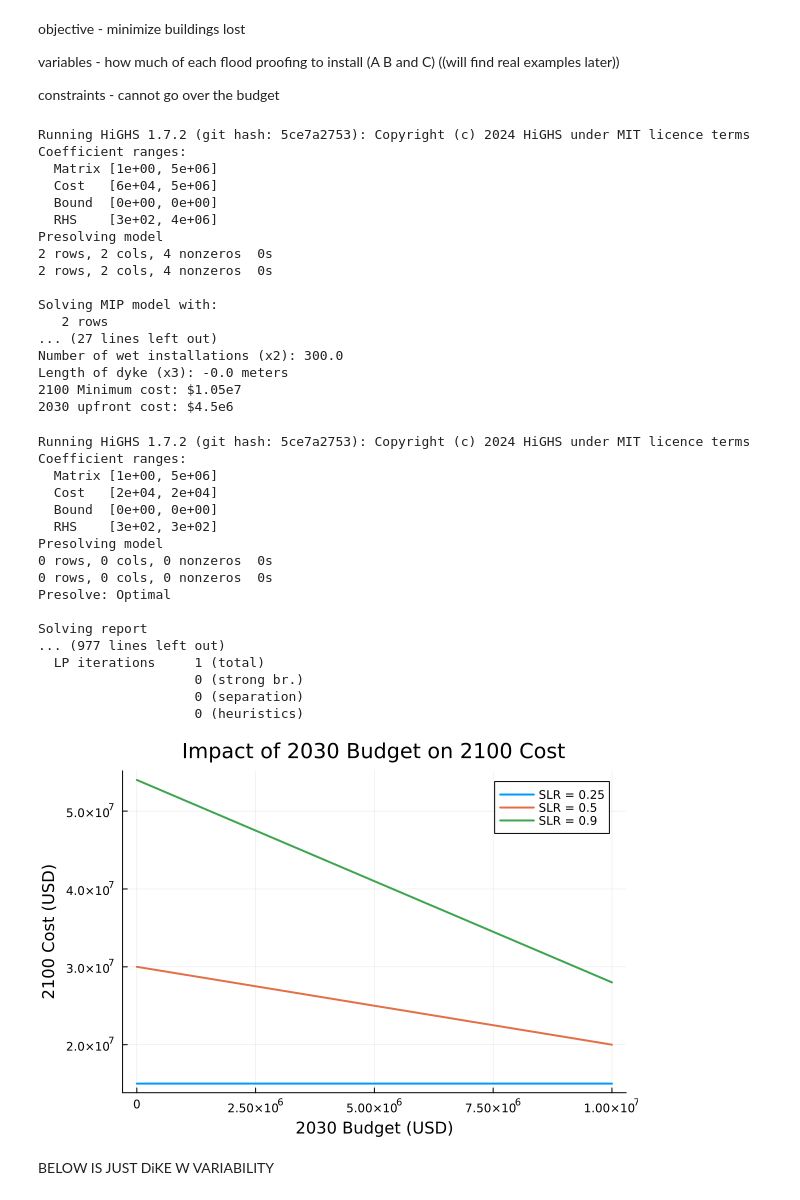
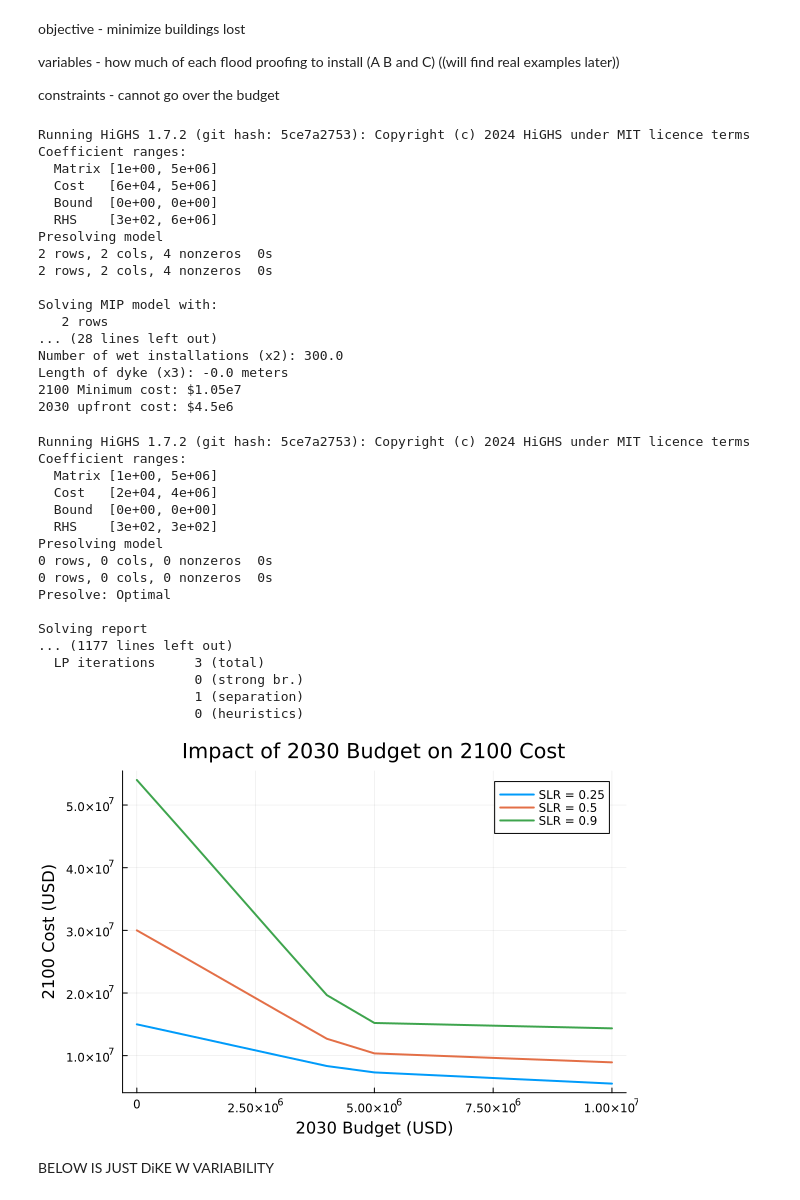
Before and after one commit to TismarkBoham/SLR-LP-4750, a Jupyter notebook: SLR-LP.ipynb, the cells around one changed output. Saved outputs shown, nothing was run; the diff lists cells and outputs as text; code cells hidden in the pictures.

```diff
--- a/SLR-LP.ipynb
+++ b/SLR-LP.ipynb
@@ -51,7 +51,7 @@ c3 = 5_000_000    # Cost of 1 m-high dyke per km
 d = 200_000       # Damage cost per unprotected house
 h = 300           # Total number of houses
 p = 100           # Number of houses protected per km of dyke
-budget = 4.5e6        #VARIABLE budget
+budget = 5.5e6        #VARIABLE budget
 inputSLR = .5      #VARIABLE from cella
 maxSLR = 1        #VARIABLE actuallyFindThisValue
 houseDestructionPerc = (inputSLR/maxSLR) #use this percentage for amount of housing lost.
@@ -102,14 +102,14 @@ Coefficient ranges:
   Matrix [1e+00, 5e+06]
   Cost   [6e+04, 5e+06]
   Bound  [0e+00, 0e+00]
-  RHS    [3e+02, 4e+06]
+  RHS    [3e+02, 6e+06]
 Presolving model
 2 rows, 2 cols, 4 nonzeros  0s
 2 rows, 2 cols, 4 nonzeros  0s
 
 Solving MIP model with:
    2 rows
-... (27 lines left out)
+... (28 lines left out)
 Number of wet installations (x2): 300.0
 Length of dyke (x3): -0.0 meters
 2100 Minimum cost: $1.05e7
@@ -137,7 +137,7 @@ results = Dict()  # To store results for each SLR scenario
 for inputSLR in inputSLRs
     # Calculate the percentage of houses destroyed
     houseDestructionPerc = inputSLR / maxSLR
-
+    h3 = inputSLR
     # Storage for results for this SLR scenario
     costs_2100 = Float64[]
 
@@ -150,10 +150,11 @@ for inputSLR in inputSLRs
         @variable(model, x2 >= 0, Int)  # Number of wet installations
         @variable(model, x3 >= 0)       # Length of dyke in km
 
+
         # Define the objective function
         @objective(
             model, Min,
-            c2 * x2 + c3 * x3*h3 +                               # Upfront cost
+            c2 * x2 + c3 * x3 * h3 +                               # Upfront cost
             houseDestructionPerc * d * (h - (x2 + p * x3)) +  # Damage cost of untreated houses
             x2 * 0.2 * houseDestructionPerc * d              # Damage cost of wet-treated houses
         )
@@ -183,38 +184,38 @@ plot(
     label = "SLR = 0.25",
     xlabel = "2030 Budget (USD)",
     ylabel = "2100 Cost (USD)",
     title = "Impact of 2030 Budget on 2100 Cost",
     lw = 2
 )
 plot!(
     budgets, results[0.5],
     label = "SLR = 0.5",
     lw = 2
 )
 plot!(
     budgets, results[0.9],
     label = "SLR = 0.9",
     lw = 2
 )
 # %% [output]
 Running HiGHS 1.7.2 (git hash: 5ce7a2753): Copyright (c) 2024 HiGHS under MIT licence terms
 Coefficient ranges:
   Matrix [1e+00, 5e+06]
-  Cost   [2e+04, 2e+04]
+  Cost   [2e+04, 4e+06]
   Bound  [0e+00, 0e+00]
   RHS    [3e+02, 3e+02]
 Presolving model
 0 rows, 0 cols, 0 nonzeros  0s
 0 rows, 0 cols, 0 nonzeros  0s
 Presolve: Optimal
 
 Solving report
-... (977 lines left out)
-  LP iterations     1 (total)
+... (1177 lines left out)
+  LP iterations     3 (total)
                     0 (strong br.)
-                    0 (separation)
+                    1 (separation)
                     0 (heuristics)
-[figure, old version]
+[figure, new version]
 # %% [markdown]
 BELOW IS JUST DiKE W VARIABILITY
 # %%
```
Also changed, not shown: parts of 5 cells of this notebook.
